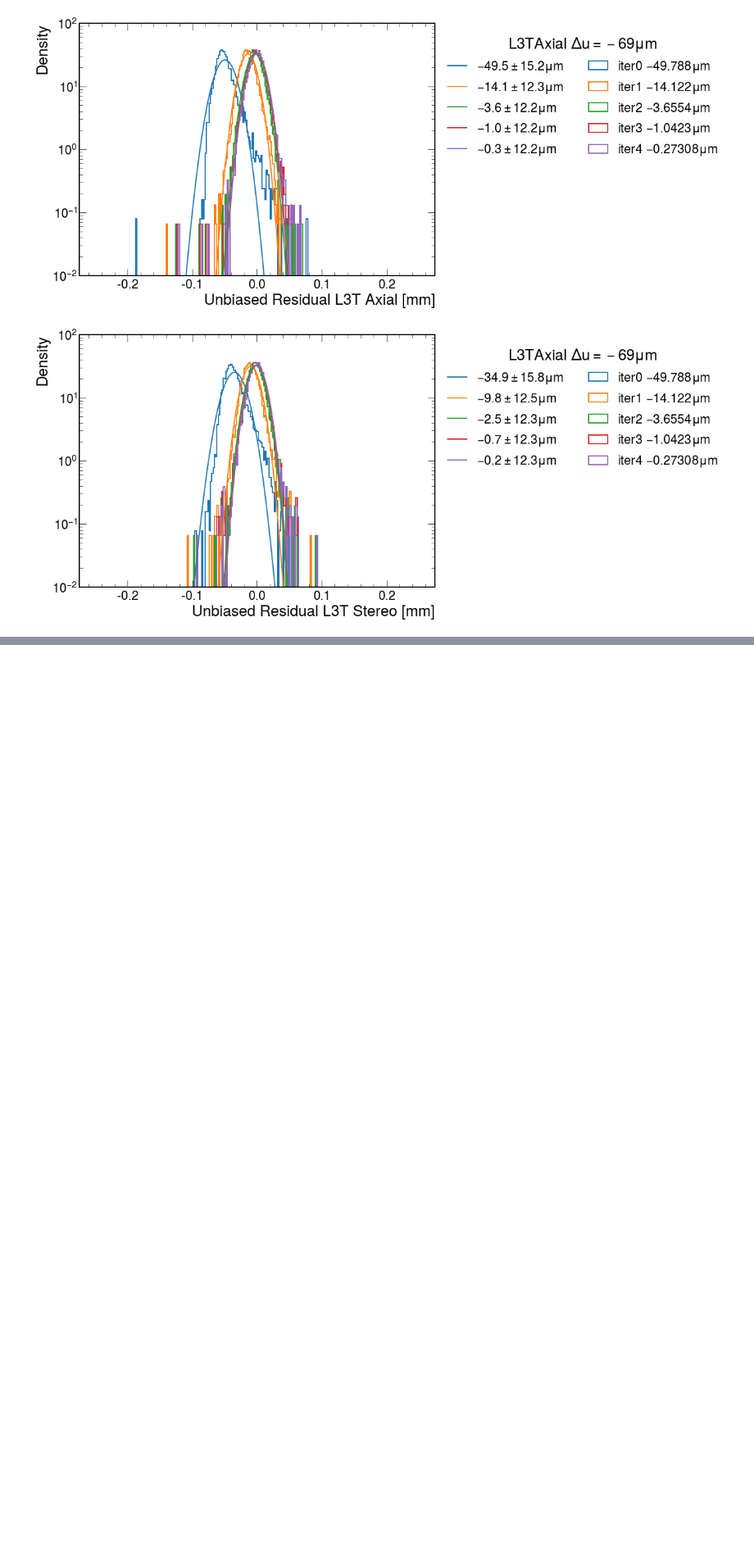
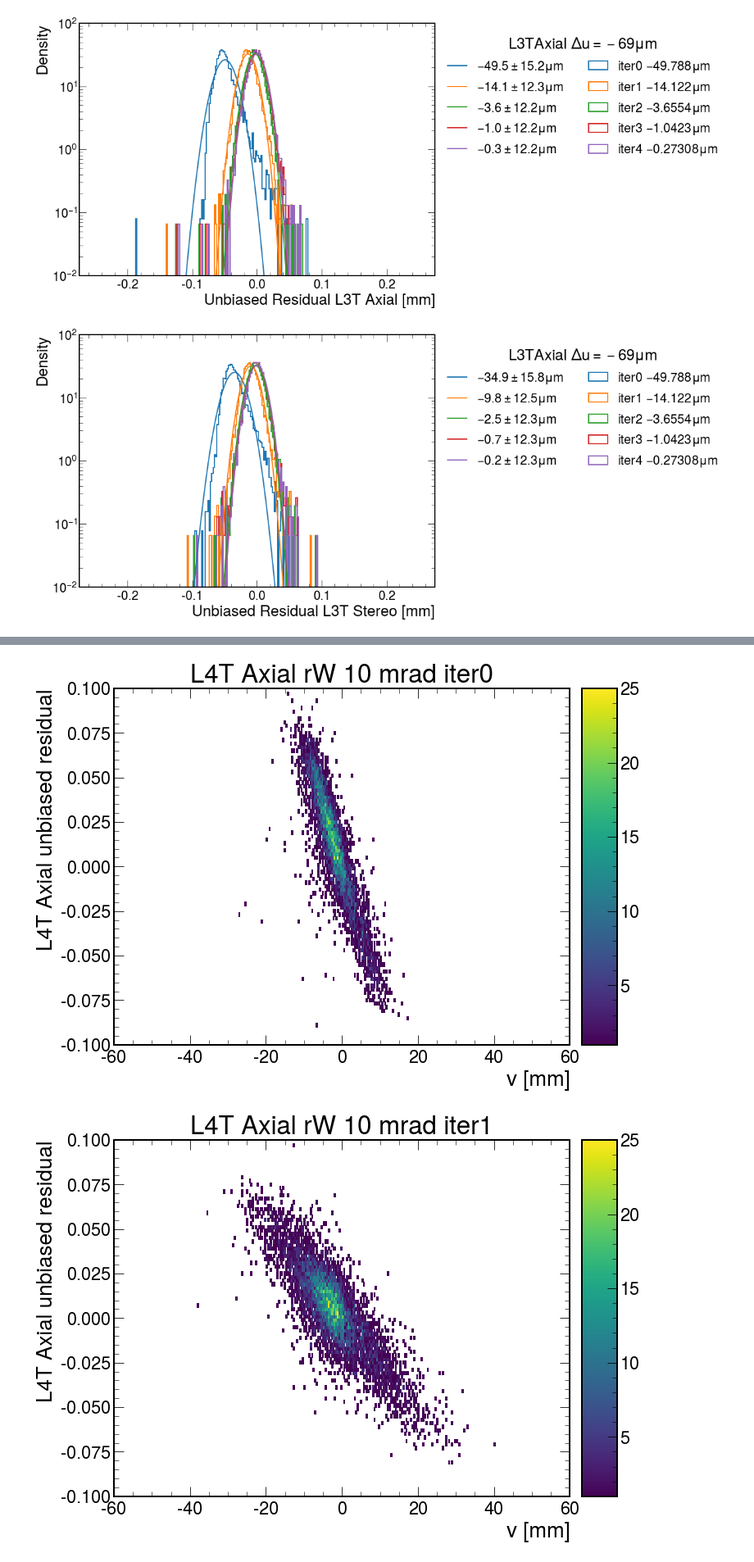
Before and after one commit to tomeichlersmith/hps, a Jupyter notebook: alignment/kf.ipynb, the cells around one changed output, grey strips where cells are left out. Shown at 82% size. Cells and saved outputs as stored; diff of their text form; code cells hidden in the pictures; blank space fills up the shorter version.

```diff
--- a/alignment/kf.ipynb
+++ b/alignment/kf.ipynb
@@ -45,0 +72,6 @@ for name, hist in sensors :
+# %%
+d.plot2d_separate('res/uresidual_GBL_vs_v_pred_module_L4t_halfmodule_axial_sensor0',
+                 xlabel='v [mm]', ylabel = 'L4T Axial unbiased residual')
+# %% [output]
+[figure, added]
+[figure, added]
```
Also changed, not shown: parts of 4 cells of this notebook.
